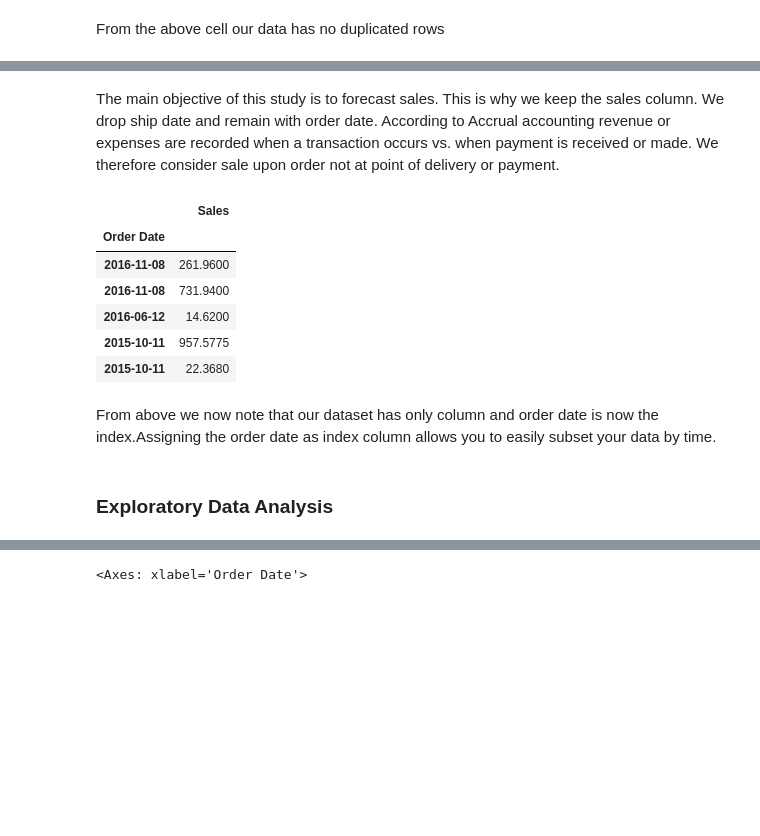
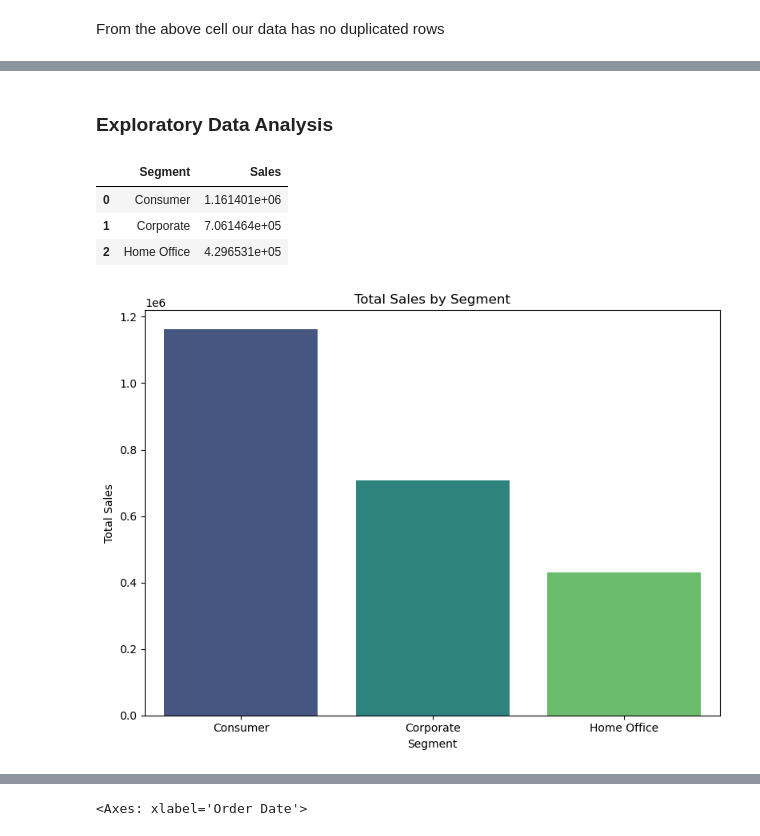
Before and after one commit to SellahNyarotso/Phase_4_Project, a Jupyter notebook: Student notebook.ipynb, the cells around one changed output, grey strips where cells are left out. Saved outputs shown, nothing was run; the diff lists cells and outputs as text; code cells hidden in the pictures; blank space fills up the shorter version.

```diff
--- a/Student notebook.ipynb
+++ b/Student notebook.ipynb
@@ -164,19 +161,24 @@ data.head()
-# %% [markdown]
-The main objective of this study is to forecast sales. This is why we keep the sales column.
-We drop ship date and remain with order date. According to Accrual accounting revenue or expenses are recorded when a transaction occurs vs. when payment is received or made. We therefore consider sale upon order not at point of delivery or payment.
-# %%
-#Setting Order Date as index
-data.set_index('Order Date',inplace=True)
-data.head()
-# %% [output]
-|  | Sales |
-| Order Date |  |
-| 2016-11-08 | 261.9600 |
-| 2016-11-08 | 731.9400 |
-| 2016-06-12 | 14.6200 |
-| 2015-10-11 | 957.5775 |
-| 2015-10-11 | 22.3680 |
-# %% [markdown]
-From above we now note that our dataset has only column and order date is now the index.Assigning the order date as index column allows you to easily subset your data by time.
 # %% [markdown]
 ### Exploratory Data Analysis
+# %%
+# Grouping the data by 'Segment' and calculating the total sales for each segment
+segment_sales = df.groupby('Segment')['Sales'].sum().reset_index()
+segment_sales
+# %% [output]
+|  | Segment | Sales |
+| 0 | Consumer | 1.161401e+06 |
+| 1 | Corporate | 7.061464e+05 |
+| 2 | Home Office | 4.296531e+05 |
+# %%
+# Plot the bar chart
+plt.figure(figsize=(8, 6))
+sns.barplot(x='Segment', y='Sales', data=segment_sales, palette='viridis')
+plt.xlabel('Segment')
+plt.ylabel('Total Sales')
+plt.title('Total Sales by Segment')
+plt.xticks()
+plt.tight_layout()
+
+plt.show()
+# %% [output]
+[figure, added]
```
Also changed, not shown: parts of 56 cells of this notebook, 1 other file.
